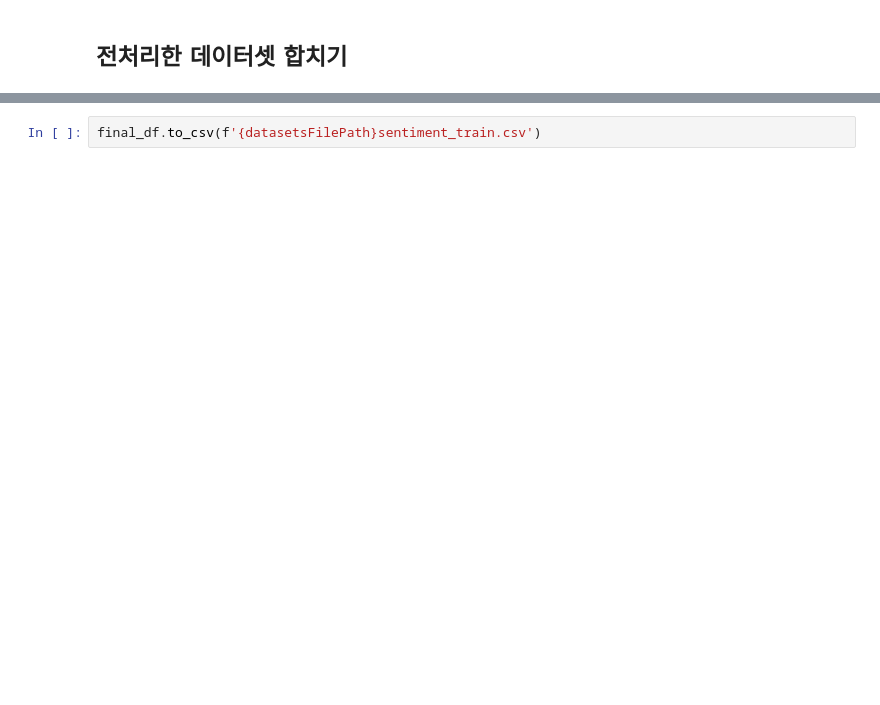
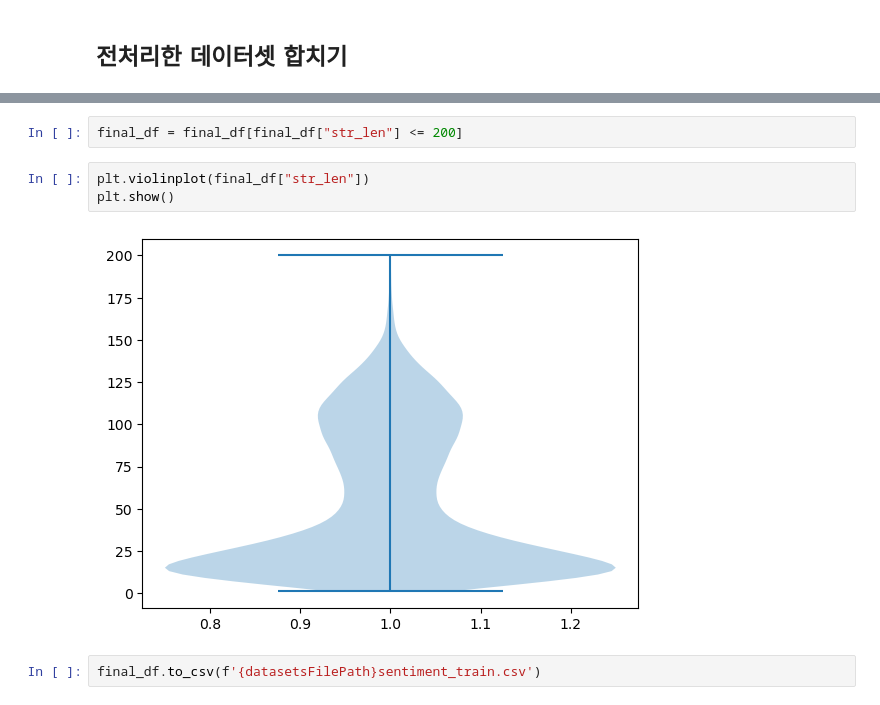
Before and after one commit to Dev-LeeJ05/Sentiment-Analysis, a Jupyter notebook: DataPreProcessor.ipynb, the cells around one changed output, grey strips where cells are left out. Cells and saved outputs as stored; diff of their text form; blank space fills up the shorter version.

```diff
--- a/DataPreProcessor.ipynb
+++ b/DataPreProcessor.ipynb
@@ -87,2 +267,9 @@ Name: count, dtype: int64
+# %%
+final_df = final_df[final_df["str_len"] <= 200]
+# %%
+plt.violinplot(final_df["str_len"])
+plt.show()
+# %% [output]
+[figure, added]
 # %%
 final_df.to_csv(f'{datasetsFilePath}sentiment_train.csv')
```
Also changed, not shown: parts of 23 cells of this notebook, 4 other files.
